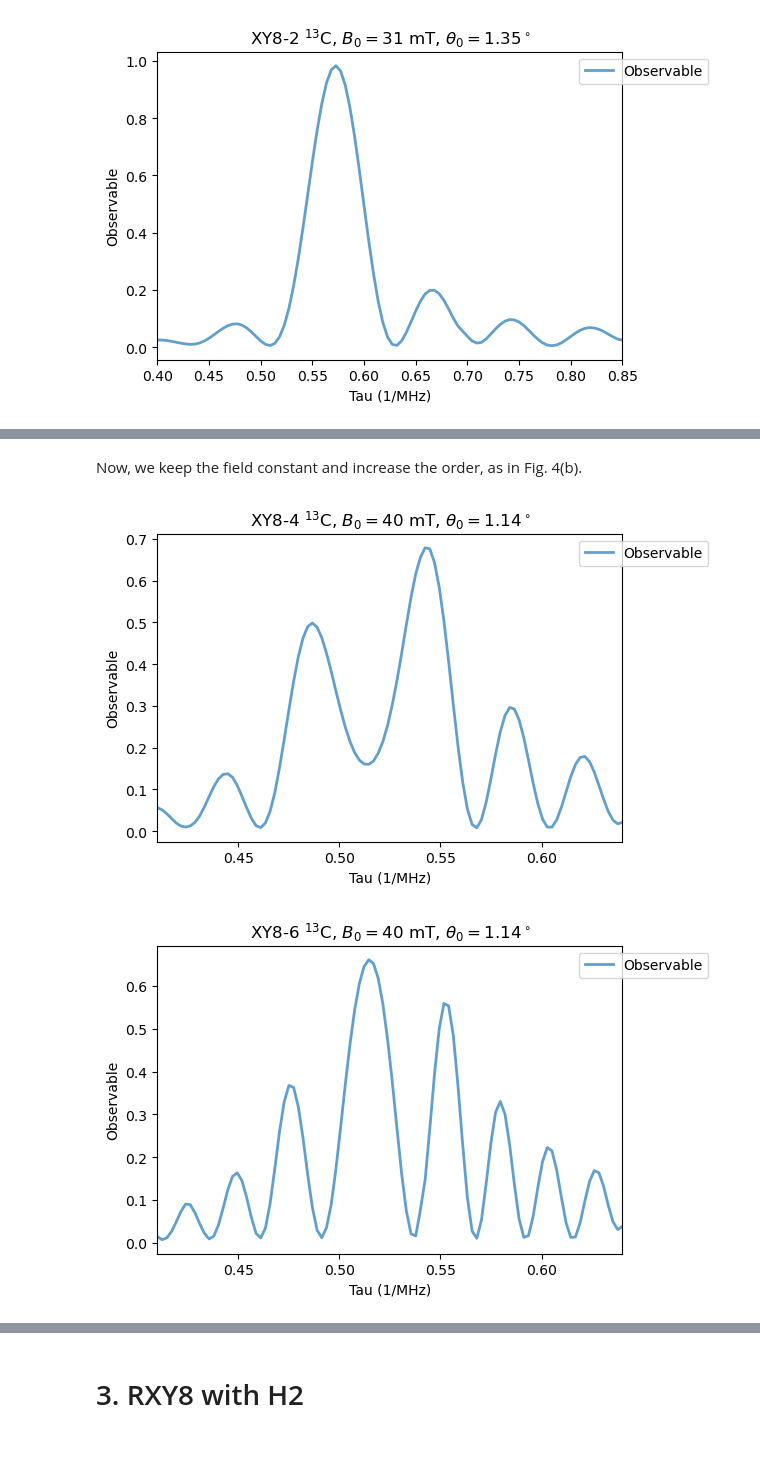
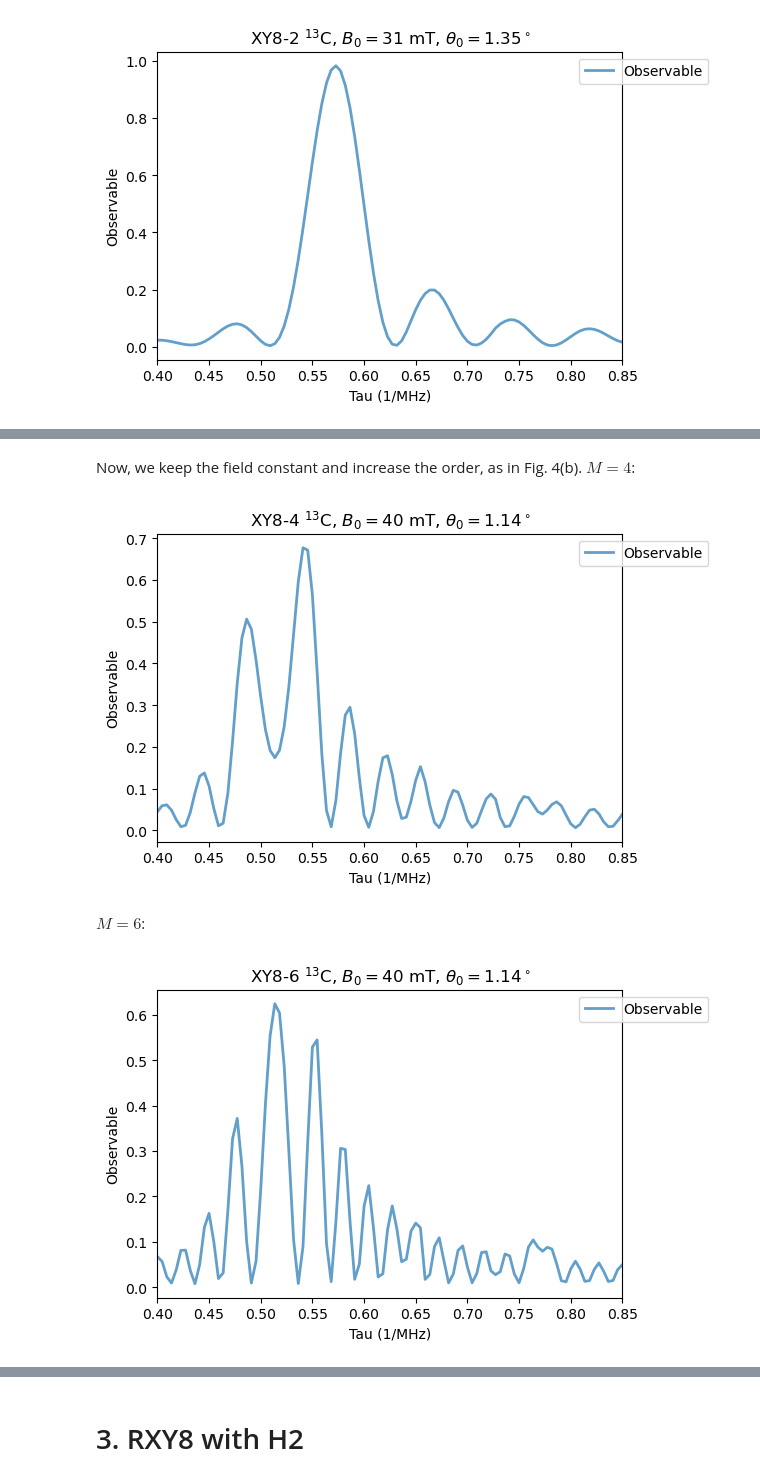
Before and after one commit to QISS-HZB/QuaCCAToo, a Jupyter notebook: docs/tutorials/03_NV_ambiguous_resonances.ipynb, the cells around one changed output, grey strips where cells are left out. Cells and saved outputs as stored; diff of their text form; code cells hidden in the pictures; blank space fills up the shorter version.

```diff
--- a/docs/tutorials/03_NV_ambiguous_resonances.ipynb
+++ b/docs/tutorials/03_NV_ambiguous_resonances.ipynb
@@ -263,30 +261,18 @@ Analysis(XY8_13C).plot_results(title=r'XY8-2 $^{13}$C, $B_0=40$ mT, $\theta_0=1.
 # %% [markdown]
-Now, we keep the field constant and increase the order, as in Fig. 4(b).
+Now, we keep the field constant and increase the order, as in Fig. 4(b). $M=4$:
 # %%
-XY8_13C  = XY8(
-    M=4,
-    free_duration = np.linspace(.41, .64, 100),
-    pi_pulse_duration = 1/2/w1,
-    system = qsys,
-    H1 = w1*qsys.MW_H1,
-    pulse_params = {'f_pulse': qsys.MW_freqs[1]}
-)
+XY8_13C.M = 4
 
 XY8_13C.run()
 Analysis(XY8_13C).plot_results(title=r'XY8-4 $^{13}$C, $B_0=40$ mT, $\theta_0=1.14^\circ$')
 # %% [output]
-[figure, old version]
+[figure, new version]
+# %% [markdown]
+$M=6$:
 # %%
-XY8_13C  = XY8(
-    M=6,
-    free_duration = np.linspace(.41, .64, 100),
-    pi_pulse_duration = 1/2/w1,
-    system = qsys,
-    H1 = w1*qsys.MW_H1,
-    pulse_params = {'f_pulse': qsys.MW_freqs[1]}
-)
+XY8_13C.M = 6
 
 XY8_13C.run()
 Analysis(XY8_13C).plot_results(title=r'XY8-6 $^{13}$C, $B_0=40$ mT, $\theta_0=1.14^\circ$')
 # %% [output]
-[figure, old version]
+[figure, new version]
```
Also changed, not shown: parts of 14 cells of this notebook, 1 other file.
